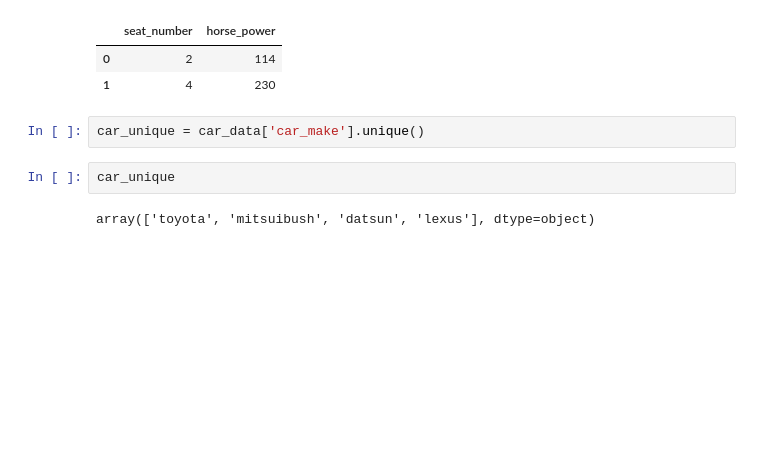
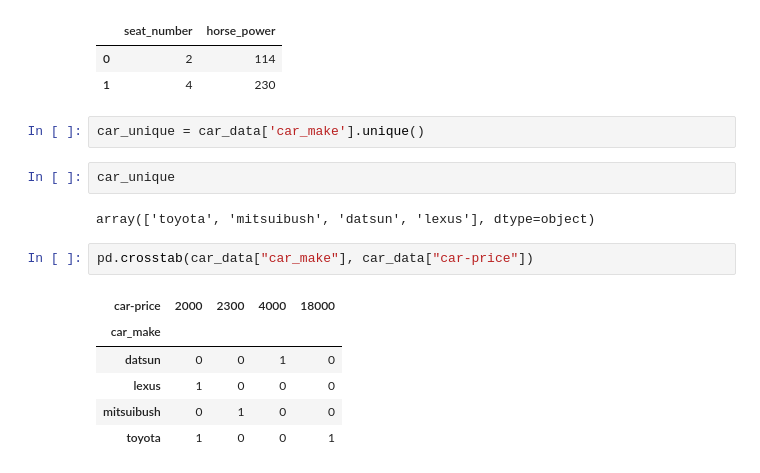
Before and after one commit to henorch/matplotlib, a Jupyter notebook: Working With Pandas.ipynb, the cells around one changed output. Cells and saved outputs as stored; diff of their text form; blank space fills up the shorter version.

```diff
--- a/Working With Pandas.ipynb
+++ b/Working With Pandas.ipynb
@@ -83,3 +83,12 @@ car_unique = car_data['car_make'].unique()
 car_unique
 # %% [output]
 array(['toyota', 'mitsuibush', 'datsun', 'lexus'], dtype=object)
+# %%
+pd.crosstab(car_data["car_make"], car_data["car-price"])
+# %% [output]
+| car-price | 2000 | 2300 | 4000 | 18000 |
+| car_make |  |  |  |  |
+| datsun | 0 | 0 | 1 | 0 |
+| lexus | 1 | 0 | 0 | 0 |
+| mitsuibush | 0 | 1 | 0 | 0 |
+| toyota | 1 | 0 | 0 | 1 |
```
Also changed, not shown: parts of 11 cells of this notebook, 4 other files.
